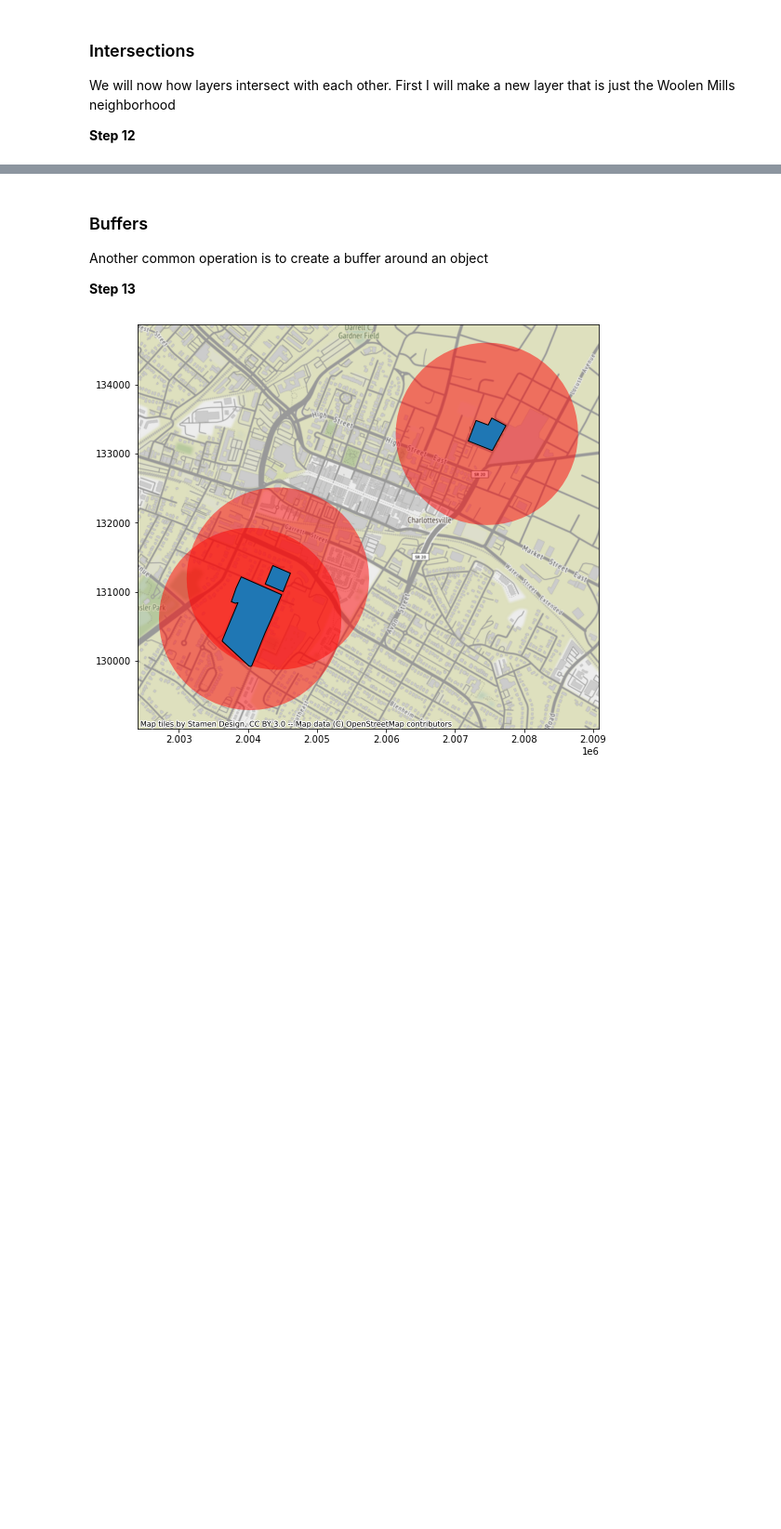
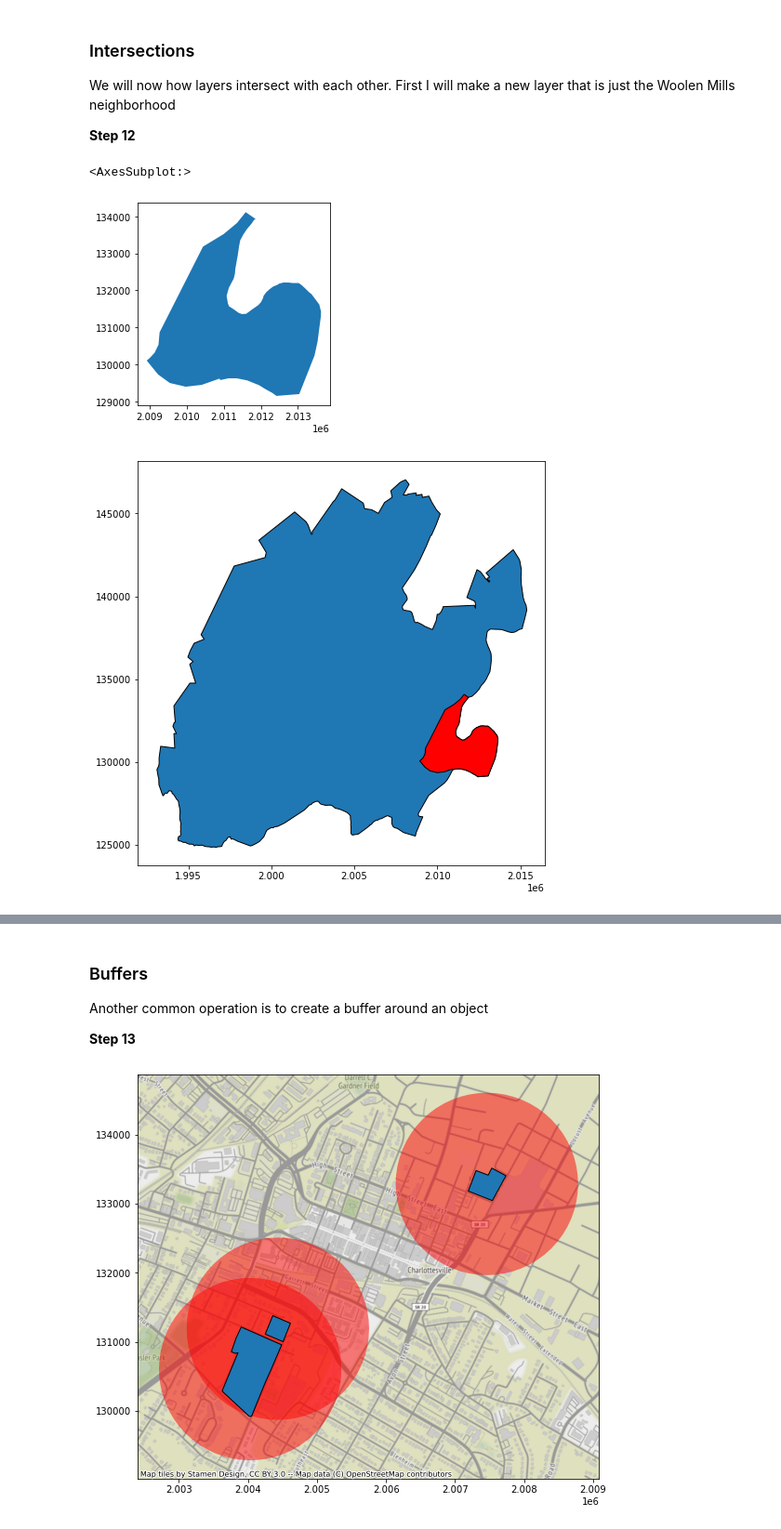
Before and after one commit to epurpur/pythonGeospatialWorkshop, a Jupyter notebook: python_geospatial_workshop.ipynb, the cells around one changed output, grey strips where cells are left out. Shown at 93% size. Saved outputs shown, nothing was run; the diff lists cells and outputs as text; code cells hidden in the pictures; blank space fills up the shorter version.

```diff
--- a/python_geospatial_workshop.ipynb
+++ b/python_geospatial_workshop.ipynb
@@ -184,15 +260,19 @@ We will now how layers intersect with each other. First I will make a new layer
 # %%
 # using exactly the same methods as in regular pandas to extract the data I want
 woolen_mills = neighborhoods.loc[neighborhoods['NAME'] == 'Woolen Mills']
 woolen_mills = woolen_mills.to_crs(epsg = 32046)
 woolen_mills.plot()
 
 
 
 # plot the new woolen mills layer over the cville_boundary layer
-#fig, ax = plt.subplots(figsize=(10,8))
-#cville_boundary.plot(ax=ax, edgecolor='black')
-#woolen_mills.plot(ax=ax, color='red', edgecolor='black')
+fig, ax = plt.subplots(figsize=(10,8))
+cville_boundary.plot(ax=ax, edgecolor='black')
+woolen_mills.plot(ax=ax, color='red', edgecolor='black')
+# %% [output]
+<AxesSubplot:>
+[figure, added]
+[figure, added]
 # %%
 woolen_mills_roads = gpd.overlay(roads, woolen_mills, how='intersection')
 
```
Also changed, not shown: parts of 22 cells of this notebook.
